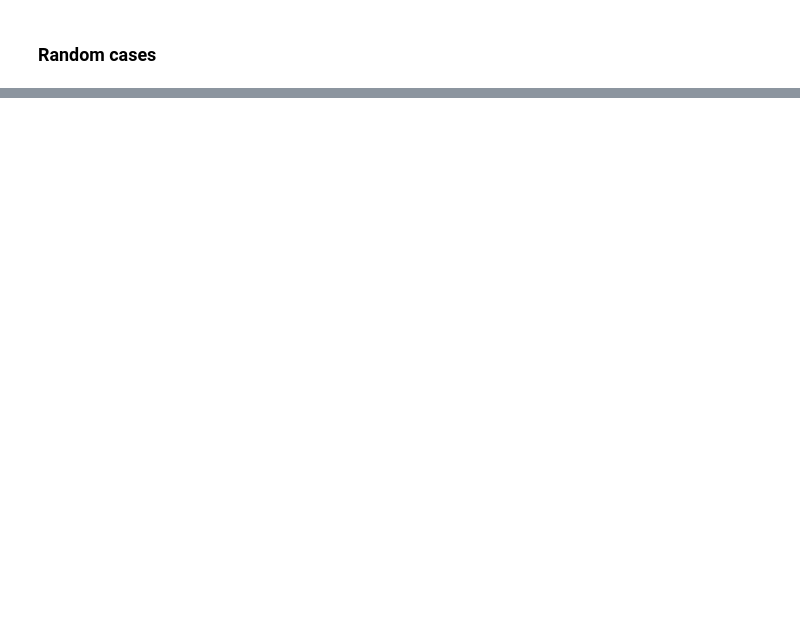
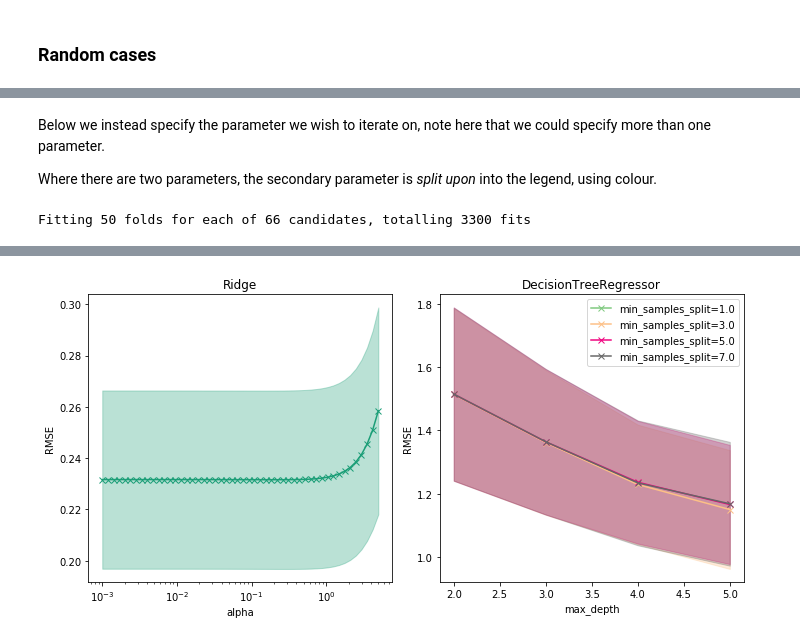
Before and after one commit to gregparkes/turbopanda, a Jupyter notebook: examples/ML.ipynb, the cells around one changed output, grey strips where cells are left out. Cells and saved outputs as stored; diff of their text form; code cells hidden in the pictures; blank space fills up the shorter version.

```diff
--- a/examples/ML.ipynb
+++ b/examples/ML.ipynb
@@ -88,0 +120,10 @@ For example, we may wish to hyperparameterize $\alpha$ with a regularized linear
+# %% [markdown]
+Below we instead specify the parameter we wish to iterate on, note here that we could specify more than one parameter.
+
+Where there are two parameters, the secondary parameter is *split upon* into the legend, using colour.
+# %%
+cv_r = turb.ml.fit_grid(turb.MetaPanda(df_3), "x[1-3]", "y",
+                        models={'Ridge': ['alpha'], 'DecisionTreeRegressor': ['max_depth', 'min_samples_split']},
+                        plot=True)
+# %% [output]
+Fitting 50 folds for each of 66 candidates, totalling 3300 fits
@@ -88,0 +134 @@ For example, we may wish to hyperparameterize $\alpha$ with a regularized linear
+[figure, added]
```
Also changed, not shown: parts of 15 cells of this notebook, 10 other files.
